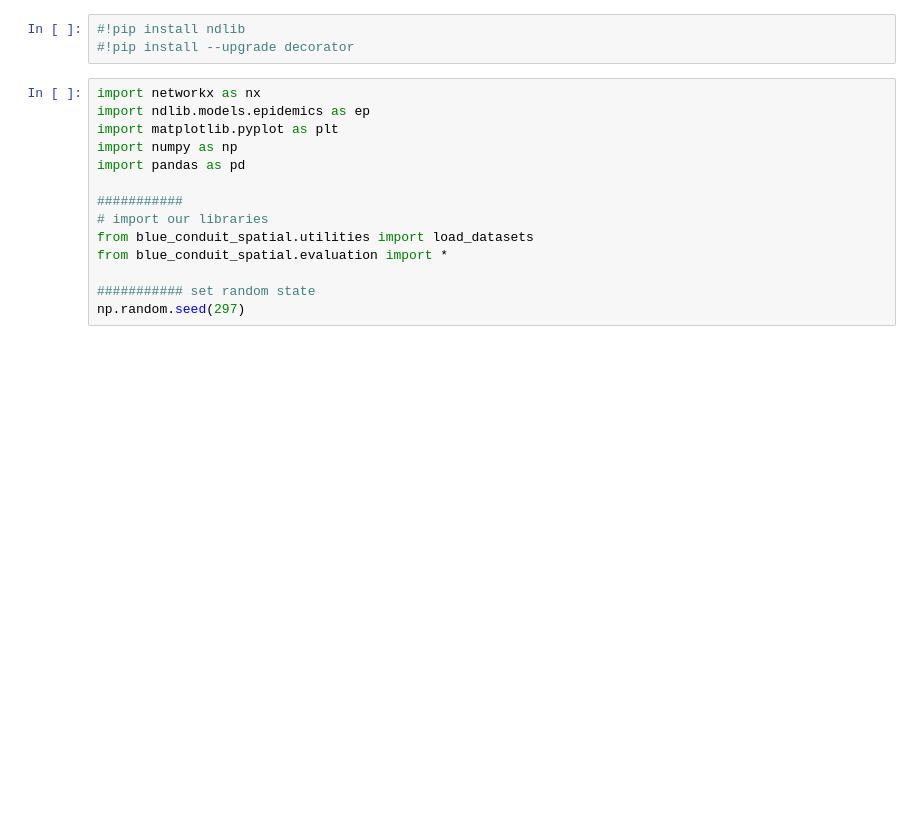
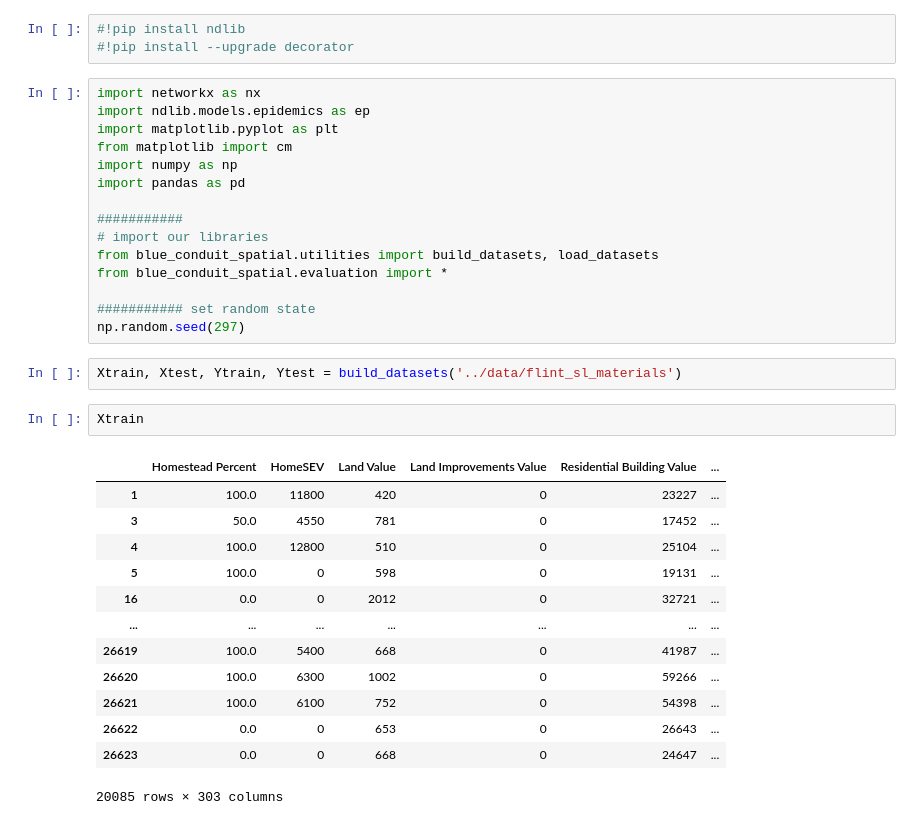
Before and after one commit to mcembalest/teamBlueConduit, a Jupyter notebook: spatial_modeling/NDLib.ipynb, the cells around one changed output. Drawn from its saved outputs; the diff is of its cells as text; blank space fills up the shorter version.

```diff
--- a/spatial_modeling/NDLib.ipynb
+++ b/spatial_modeling/NDLib.ipynb
@@ -5,13 +5,32 @@
 import networkx as nx
 import ndlib.models.epidemics as ep
 import matplotlib.pyplot as plt
+from matplotlib import cm
 import numpy as np
 import pandas as pd
 
 ###########
 # import our libraries
-from blue_conduit_spatial.utilities import load_datasets
+from blue_conduit_spatial.utilities import build_datasets, load_datasets
 from blue_conduit_spatial.evaluation import *
 
 ########### set random state
 np.random.seed(297)
+# %%
+Xtrain, Xtest, Ytrain, Ytest = build_datasets('../data/flint_sl_materials')
+# %%
+Xtrain
+# %% [output]
+|  | Homestead Percent | HomeSEV | Land Value | Land Improvements Value | Residential Building Value | ... |
+| 1 | 100.0 | 11800 | 420 | 0 | 23227 | ... |
+| 3 | 50.0 | 4550 | 781 | 0 | 17452 | ... |
+| 4 | 100.0 | 12800 | 510 | 0 | 25104 | ... |
+| 5 | 100.0 | 0 | 598 | 0 | 19131 | ... |
+| 16 | 0.0 | 0 | 2012 | 0 | 32721 | ... |
+| ... | ... | ... | ... | ... | ... | ... |
+| 26619 | 100.0 | 5400 | 668 | 0 | 41987 | ... |
+| 26620 | 100.0 | 6300 | 1002 | 0 | 59266 | ... |
+| 26621 | 100.0 | 6100 | 752 | 0 | 54398 | ... |
+| 26622 | 0.0 | 0 | 653 | 0 | 26643 | ... |
+| 26623 | 0.0 | 0 | 668 | 0 | 24647 | ... |
+20085 rows × 303 columns
```
Also changed, not shown: parts of 9 cells of this notebook.
